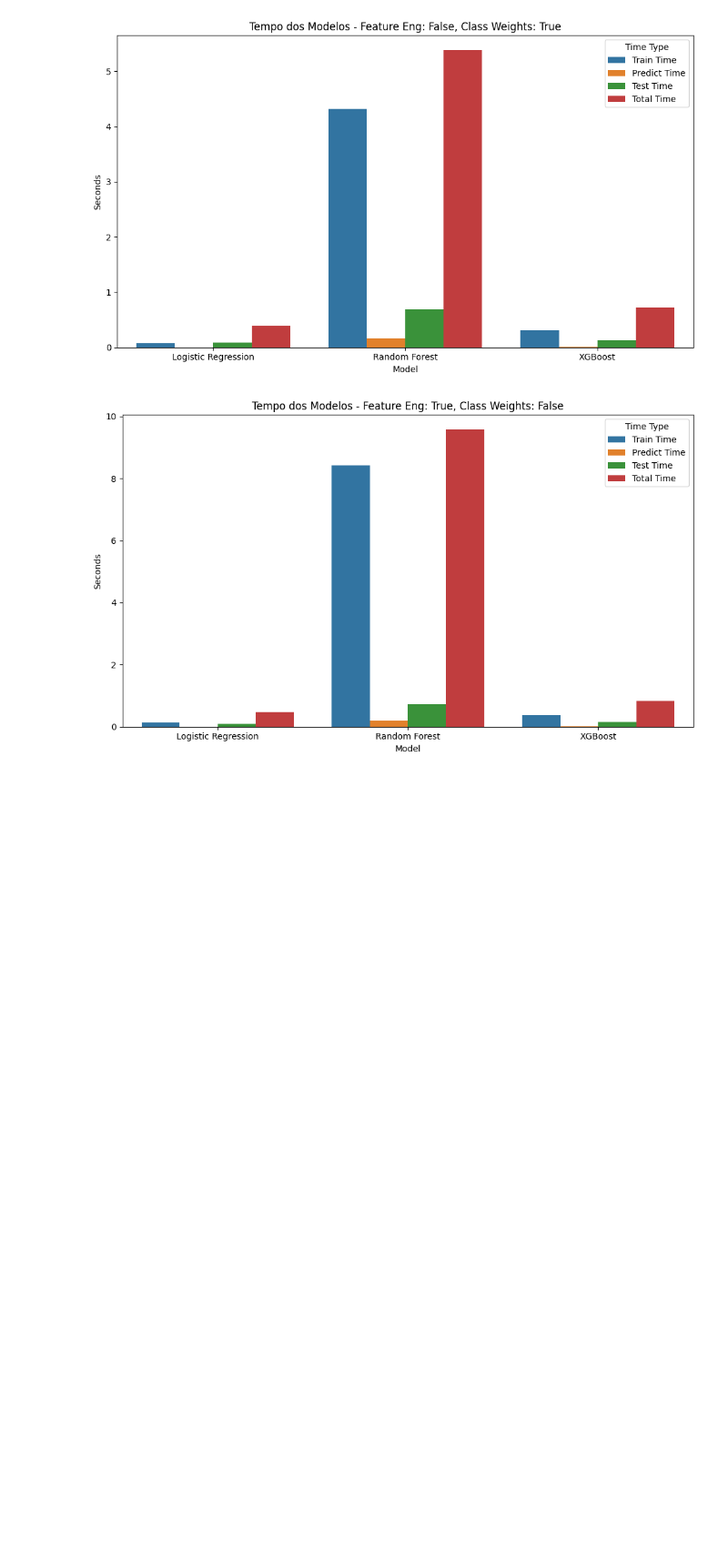
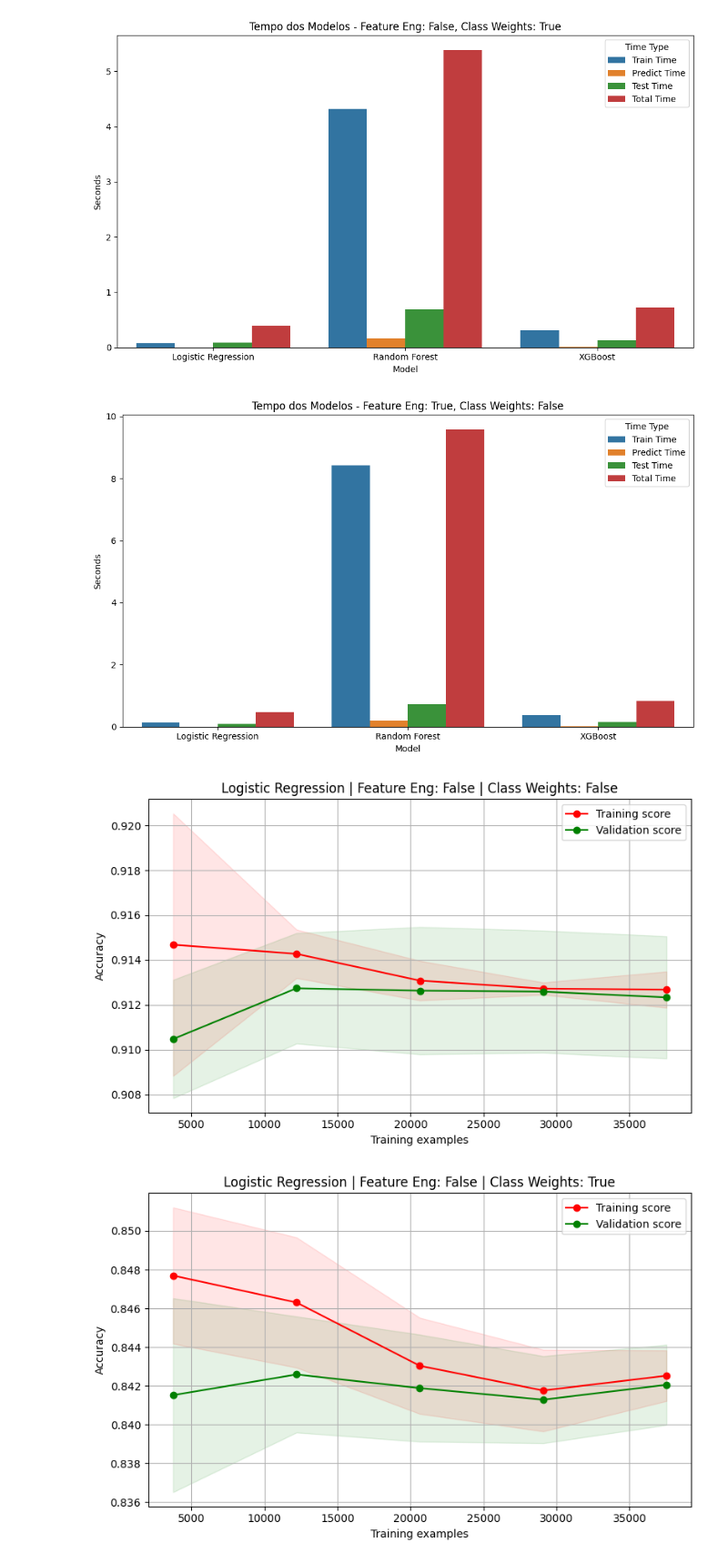
Before and after one commit to RodrigoPombo1/projeto-2-ia, a Jupyter notebook: notas_jupyter.ipynb, the cells around one changed output. Shown at 91% size. Cells and saved outputs as stored; diff of their text form; code cells hidden in the pictures; blank space fills up the shorter version.

```diff
--- a/notas_jupyter.ipynb
+++ b/notas_jupyter.ipynb
@@ -1102,9 +1102,9 @@ df_long = df_metrics.melt(
     value_name="Value"
 )
 
-for feature_engineering in [False, True]:
-    for class_weights in [False, True]:
-        subset = df_long[(df_long["Feature Eng"] == feature_engineering) & (df_long["Class Weights"] == class_weights)]
+for select_feature_engineering in [False, True]:
+    for select_class_weights in [False, True]:
+        subset = df_long[(df_long["Feature Eng"] == select_feature_engineering) & (df_long["Class Weights"] == select_class_weights)]
         if subset.empty:
             continue
         plt.figure(figsize=(12, 6))
@@ -1114,7 +1114,7 @@ for feature_engineering in [False, True]:
             y="Value",
             hue="Metric"
         )
-        plt.title(f"Model Comparison - Feature Eng: {feature_engineering}, Class Weights: {class_weights}")
+        plt.title(f"Model Comparison - Feature Eng: {select_feature_engineering}, Class Weights: {select_class_weights}")
         plt.ylim(0, 1)
         plt.legend(bbox_to_anchor=(1.05, 1), loc='upper left')
         plt.tight_layout()
@@ -1148,9 +1148,9 @@ df_times_long = df_times.melt(
     value_name="Seconds"
 )
 
-for feature_engineering in [False, True]:
-    for class_weights in [False, True]:
-        subset = df_times_long[(df_times_long["Feature Eng"] == feature_engineering) & (df_times_long["Class Weights"] == class_weights)]
+for select_feature_engineering in [False, True]:
+    for select_class_weights in [False, True]:
+        subset = df_times_long[(df_times_long["Feature Eng"] == select_feature_engineering) & (df_times_long["Class Weights"] == select_class_weights)]
         if subset.empty:
             continue
         plt.figure(figsize=(10, 6))
@@ -1160,10 +1160,73 @@ for feature_engineering in [False, True]:
             y="Seconds",
             hue="Time Type"
         )
-        plt.title(f"Tempo dos Modelos - Feature Eng: {feature_engineering}, Class Weights: {class_weights}")
+        plt.title(f"Tempo dos Modelos - Feature Eng: {select_feature_engineering}, Class Weights: {select_class_weights}")
         plt.tight_layout()
         plt.show()
 # %% [output]
 [figure]
 [figure]
 [figure]
+# %%
+from sklearn.model_selection import learning_curve
+
+def plot_learning_curve(model, X, y, title, scoring="accuracy", cv=5, train_sizes=np.linspace(0.1, 1.0, 5)):
+    plt.figure(figsize=(8, 5))
+    train_sizes, train_scores, val_scores = learning_curve(
+        model, X, y, cv=cv, scoring=scoring, train_sizes=train_sizes, n_jobs=-1, shuffle=True, random_state=42
+    )
+    train_scores_mean = np.mean(train_scores, axis=1)
+    train_scores_std = np.std(train_scores, axis=1)
+    val_scores_mean = np.mean(val_scores, axis=1)
+    val_scores_std = np.std(val_scores, axis=1)
+
+    plt.plot(train_sizes, train_scores_mean, 'o-', color="r", label="Training score")
+    plt.fill_between(train_sizes, train_scores_mean - train_scores_std, train_scores_mean + train_scores_std, alpha=0.1, color="r")
+    plt.plot(train_sizes, val_scores_mean, 'o-', color="g", label="Validation score")
+    plt.fill_between(train_sizes, val_scores_mean - val_scores_std, val_scores_mean + val_scores_std, alpha=0.1, color="g")
+    plt.title(title)
+    plt.xlabel("Training examples")
+    plt.ylabel(scoring.capitalize())
+    plt.legend(loc="best")
+    plt.grid()
+    plt.tight_layout()
+    plt.show()
+
+for model_name, model_class in [
+    ("Logistic Regression", LogisticRegression),
+    ("Random Forest", RandomForestClassifier),
+    ("XGBoost", XGBClassifier)
+]:
+    for select_feature_engineering in [False, True]:
+        for select_class_weights in [False, True]:
+            # Prepare data
+            if select_class_weights:
+                X_train, X_val, y_train, y_val, scaler, columns, _ = preprocess_train(
+                    'data/train.csv', balance_classes=True, use_feature_eng=select_feature_engineering
+                )
+            else:
+                X_train, X_val, y_train, y_val, scaler, columns = preprocess_train(
+                    'data/train.csv', balance_classes=False, use_feature_eng=select_feature_engineering
+                )
+            # Model instance
+            if model_name == "Logistic Regression":
+                model = model_class(max_iter=1000, random_state=42)
+                if select_class_weights:
+                    model.set_params(class_weight='balanced')
+            elif model_name == "Random Forest":
+                model = model_class(n_estimators=100, random_state=42)
+                if select_class_weights:
+                    model.set_params(class_weight='balanced')
+            elif model_name == "XGBoost":
+                model = model_class(n_estimators=100, random_state=42, eval_metric='logloss')
+                if select_class_weights:
+                    n_0 = sum(y_train == 0)
+                    n_1 = sum(y_train == 1)
+                    scale_pos_weight = n_0 / n_1
+                    model.set_params(scale_pos_weight=scale_pos_weight)
+            # Plot
+            title = f"{model_name} | Feature Eng: {select_feature_engineering} | Class Weights: {select_class_weights}"
+            plot_learning_curve(model, X_train, y_train, title)
+# %% [output]
+[figure, added]
+[figure, added]
```
Also changed, not shown: parts of 11 cells of this notebook.
